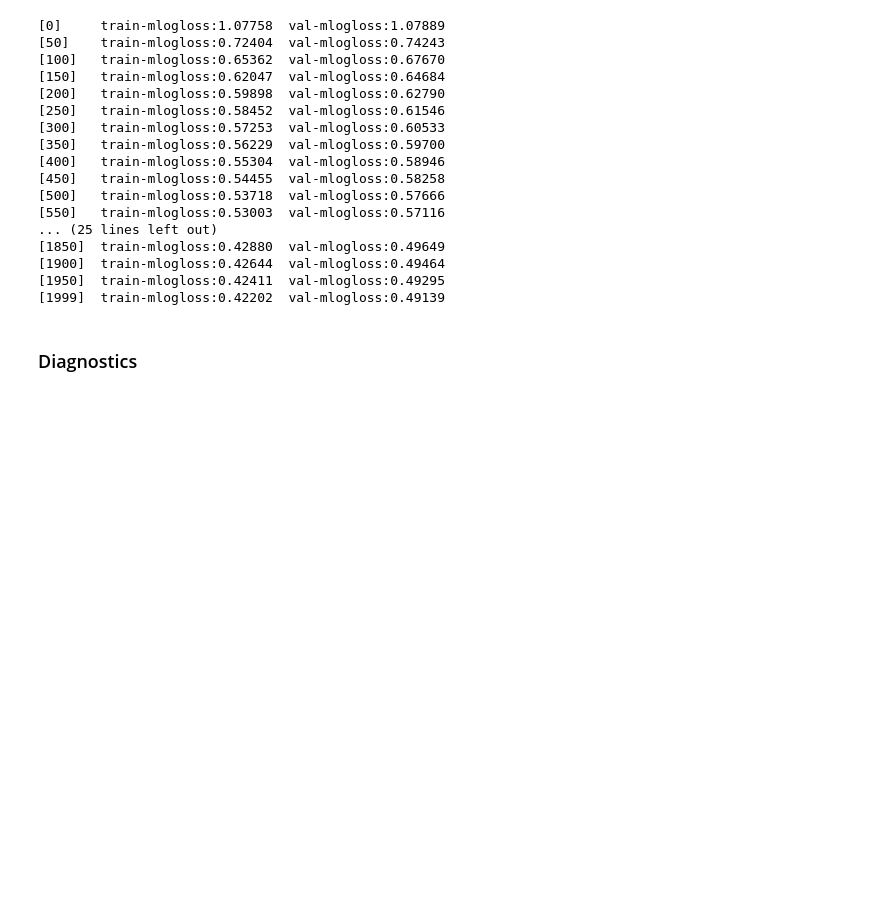
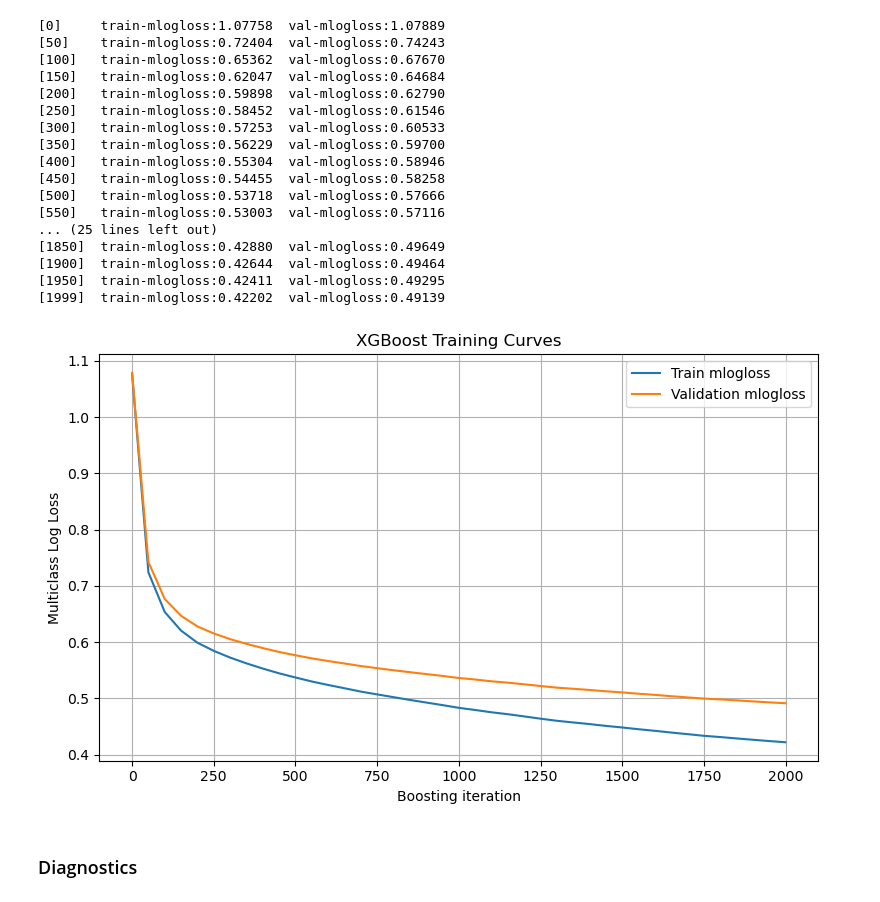
Before and after one commit to emmaaagolub/MRoS-phase-prediction, a Jupyter notebook: ML_pipeline/ML_pipeline_XGBoost_v1_EG.ipynb, the cells around one changed output. Saved outputs shown, nothing was run; the diff lists cells and outputs as text; code cells hidden in the pictures; blank space fills up the shorter version.

Commit message:
trained, validated, tested outputs

```diff
--- a/ML_pipeline/ML_pipeline_XGBoost_v1_EG.ipynb
+++ b/ML_pipeline/ML_pipeline_XGBoost_v1_EG.ipynb
@@ -802,6 +817,97 @@ y_test_pred = y_test_prob.argmax(axis=1)
 [1900]  train-mlogloss:0.42644  val-mlogloss:0.49464
 [1950]  train-mlogloss:0.42411  val-mlogloss:0.49295
 [1999]  train-mlogloss:0.42202  val-mlogloss:0.49139
+# %%
+## Visualize loss curves: uncomment if "evals_result()" was passed in booster
+
+# import matplotlib.pyplot as plt
+# import numpy as np
+
+# evals_result = booster.evals()
+
+# train_loss = evals_result["train"]["mlogloss"]
+# val_loss   = evals_result["val"]["mlogloss"]
+
+# iters = np.arange(len(train_loss))
+
+# plt.figure(figsize=(7, 5))
+# plt.plot(iters, train_loss, label="Train", lw=2)
+# plt.plot(iters, val_loss, label="Validation", lw=2)
+
+# # Best iteration (early stopping)
+# best_iter = booster.best_iteration
+# plt.axvline(best_iter, color="k", ls="--", alpha=0.7, label=f"Best iter = {best_iter}")
+
+# plt.xlabel("Boosting iteration")
+# plt.ylabel("Multiclass log loss")
+# plt.title("XGBoost learning curve (spatially blocked)")
+# plt.legend()
+# plt.grid(alpha=0.3)
+# plt.tight_layout()
+# plt.show()
+
+import pandas as pd
+import matplotlib.pyplot as plt
+
+# forgot to save losses to history... but had the printed output so putting this into plot to avoid retraining...
+data = [
+    (0,    1.07758, 1.07889),
+    (50,   0.72404, 0.74243),
+    (100,  0.65362, 0.67670),
+    (150,  0.62047, 0.64684),
+    (200,  0.59898, 0.62790),
+    (250,  0.58452, 0.61546),
+    (300,  0.57253, 0.60533),
+    (350,  0.56229, 0.59700),
+    (400,  0.55304, 0.58946),
+    (450,  0.54455, 0.58258),
+    (500,  0.53718, 0.57666),
+    (550,  0.53003, 0.57116),
+    (600,  0.52384, 0.56643),
+    (650,  0.51803, 0.56202),
+    (700,  0.51208, 0.55754),
+    (750,  0.50709, 0.55372),
+    (800,  0.50220, 0.55002),
+    (850,  0.49726, 0.54660),
+    (900,  0.49264, 0.54323),
+    (950,  0.48806, 0.53995),
+    (1000, 0.48321, 0.53628),
+    (1050, 0.47937, 0.53354),
+    (1100, 0.47529, 0.53039),
+    (1150, 0.47186, 0.52793),
+    (1200, 0.46794, 0.52506),
+    (1250, 0.46392, 0.52200),
+    (1300, 0.46016, 0.51910),
+    (1350, 0.45721, 0.51707),
+    (1400, 0.45431, 0.51501),
+    (1450, 0.45109, 0.51259),
+    (1500, 0.44829, 0.51065),
+    (1550, 0.44515, 0.50827),
+    (1600, 0.44235, 0.50625),
+    (1650, 0.43924, 0.50388),
+    (1700, 0.43643, 0.50173),
+    (1750, 0.43344, 0.49966),
+    (1800, 0.43124, 0.49816),
+    (1850, 0.42880, 0.49649),
+    (1900, 0.42644, 0.49464),
+    (1950, 0.42411, 0.49295),
+    (1999, 0.42202, 0.49139),
+]
+
+df_training = pd.DataFrame(data, columns=["iter", "train_mlogloss", "val_mlogloss"])
+
+plt.figure(figsize=(8, 5))
+plt.plot(df_training["iter"], df_training["train_mlogloss"], label="Train mlogloss")
+plt.plot(df_training["iter"], df_training["val_mlogloss"], label="Validation mlogloss")
+plt.xlabel("Boosting iteration")
+plt.ylabel("Multiclass Log Loss")
+plt.title("XGBoost Training Curves")
+plt.legend()
+plt.grid(True)
+plt.tight_layout()
+plt.show()
+# %% [output]
+[figure, added]
 # %% [markdown]
 ### Diagnostics
 # %%
```
Also changed, not shown: parts of 24 cells of this notebook, 4 other files.
